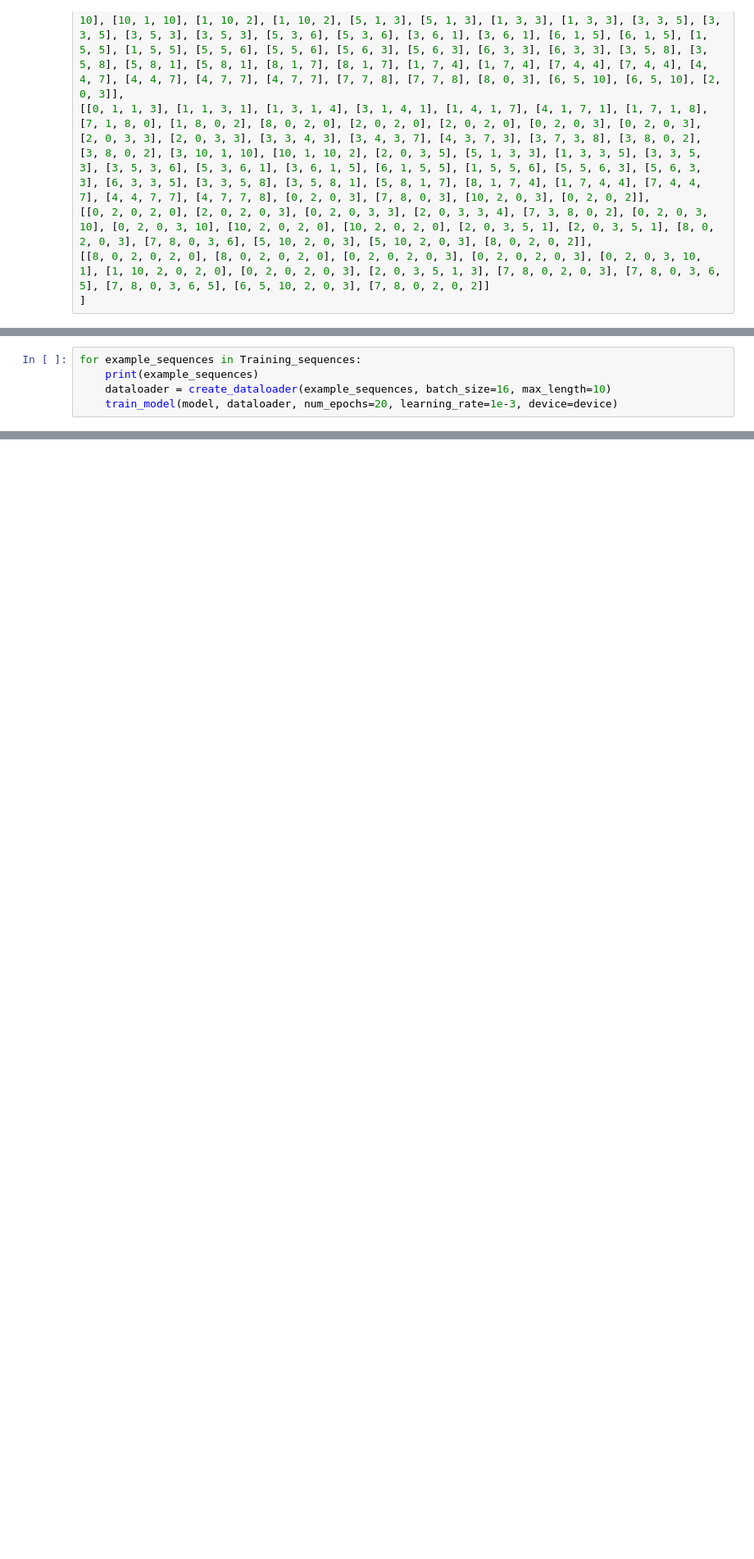
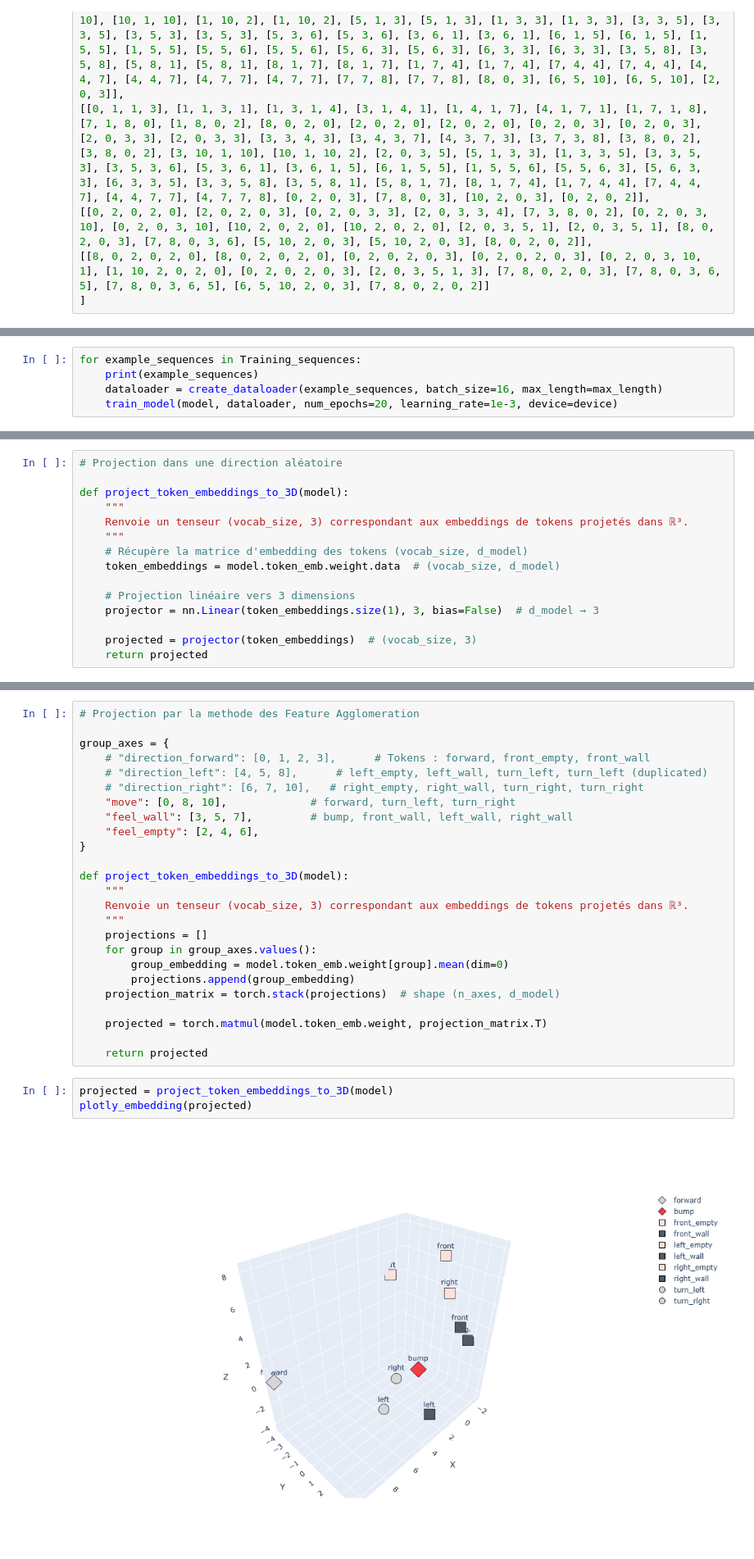
Before and after one commit to PEmarrel/Dpt_transformers, a Jupyter notebook: OG/6-transformer_next_token.ipynb, the cells around one changed output, grey strips where cells are left out. Shown at 82% size. Saved outputs shown, nothing was run; the diff lists cells and outputs as text; blank space fills up the shorter version.

```diff
--- a/OG/6-transformer_next_token.ipynb
+++ b/OG/6-transformer_next_token.ipynb
@@ -105,7 +125,7 @@ model = SimpleTransformer(vocab_size=12, max_length=10).to(device)
 # %%
 for example_sequences in Training_sequences:
     print(example_sequences)
-    dataloader = create_dataloader(example_sequences, batch_size=16, max_length=10)
+    dataloader = create_dataloader(example_sequences, batch_size=16, max_length=max_length)
     train_model(model, dataloader, num_epochs=20, learning_rate=1e-3, device=device)
 # %% [output]
 [[0, 1], [1, 1], [1, 3], [3, 1], [1, 4], [4, 1], [1, 7], [7, 1], [1, 8], [8, 0], [0, 2], [2, 0], [3, 3], [3, 4], [4, 3], [3, 7], [7, 3], [3, 8], [3, 10], [10, 1], [1, 10], [10, 2], [5, 1], [3, 5], [5, ...
@@ -159,0 +253,15 @@ expected_df
+# %%
+# Projection dans une direction aléatoire
+
+def project_token_embeddings_to_3D(model):
+    """
+    Renvoie un tenseur (vocab_size, 3) correspondant aux embeddings de tokens projetés dans ℝ³.
+    """
+    # Récupère la matrice d'embedding des tokens (vocab_size, d_model)
+    token_embeddings = model.token_emb.weight.data  # (vocab_size, d_model)
+
+    # Projection linéaire vers 3 dimensions
+    projector = nn.Linear(token_embeddings.size(1), 3, bias=False)  # d_model → 3
+
+    projected = projector(token_embeddings)  # (vocab_size, 3)
+    return projected
@@ -159,0 +316,30 @@ expected_df
+# %%
+# Projection par la methode des Feature Agglomeration
+
+group_axes = {
+    # "direction_forward": [0, 1, 2, 3],      # Tokens : forward, front_empty, front_wall
+    # "direction_left": [4, 5, 8],      # left_empty, left_wall, turn_left, turn_left (duplicated)
+    # "direction_right": [6, 7, 10],   # right_empty, right_wall, turn_right, turn_right
+    "move": [0, 8, 10],             # forward, turn_left, turn_right
+    "feel_wall": [3, 5, 7],         # bump, front_wall, left_wall, right_wall
+    "feel_empty": [2, 4, 6],
+}
+
+def project_token_embeddings_to_3D(model):
+    """
+    Renvoie un tenseur (vocab_size, 3) correspondant aux embeddings de tokens projetés dans ℝ³.
+    """
+    projections = []
+    for group in group_axes.values():
+        group_embedding = model.token_emb.weight[group].mean(dim=0)
+        projections.append(group_embedding)
+    projection_matrix = torch.stack(projections)  # shape (n_axes, d_model)
+
+    projected = torch.matmul(model.token_emb.weight, projection_matrix.T)
+
+    return projected
+# %%
+projected = project_token_embeddings_to_3D(model)
+plotly_embedding(projected)
+# %% [output]
+[figure, added]
```
Also changed, not shown: parts of 20 cells of this notebook, 1 other file.
